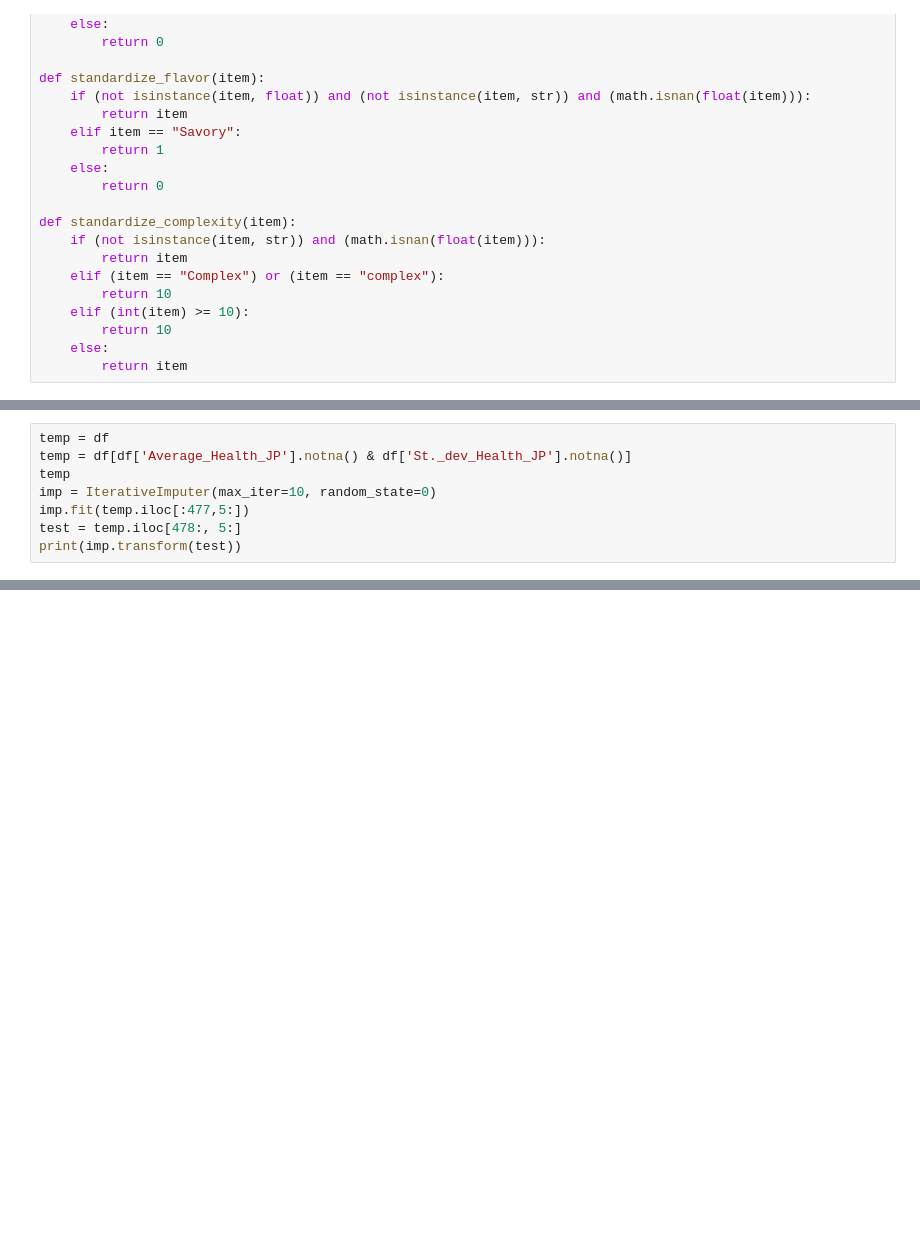
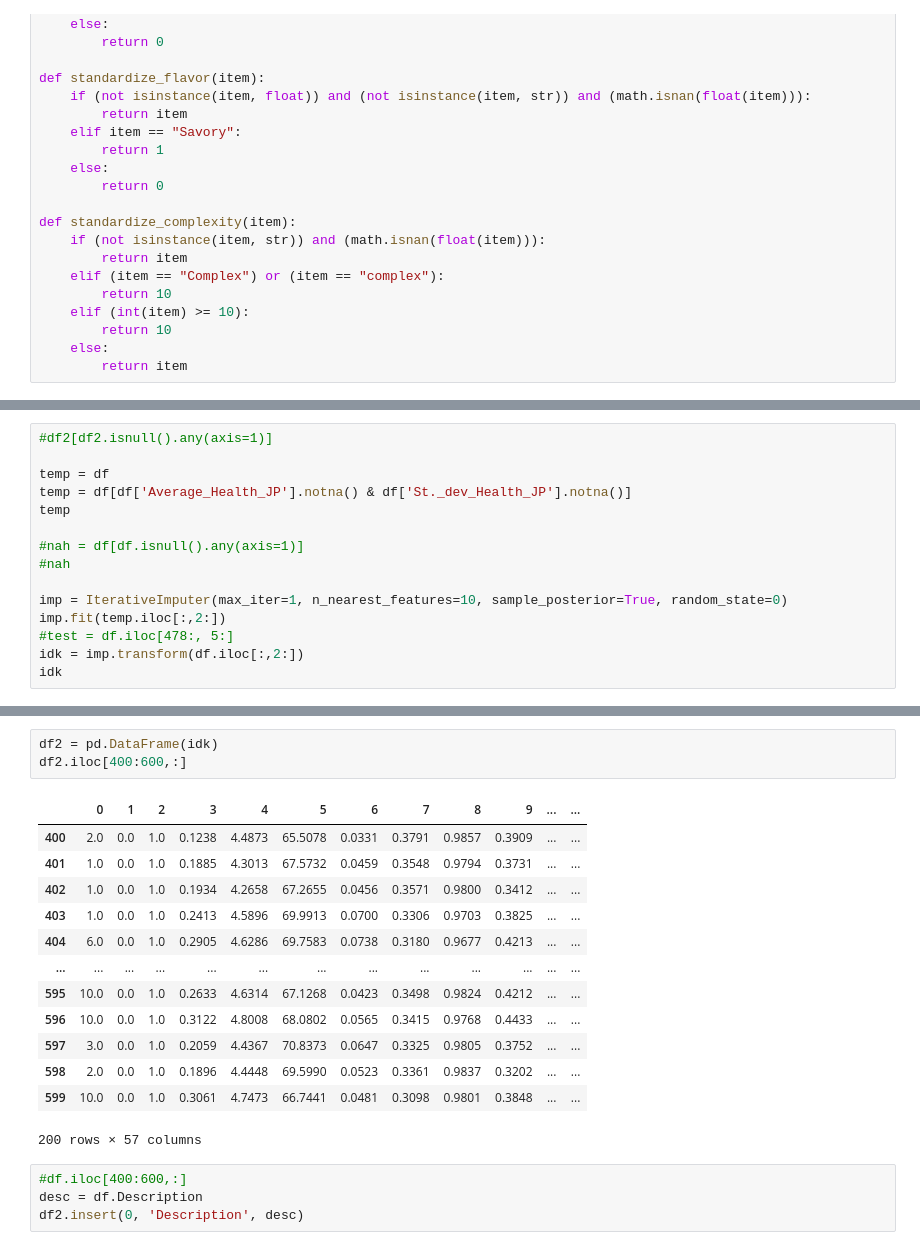
Before and after one commit to EvanLiu0/COGS118B-Project, a Jupyter notebook: Project.ipynb, the cells around one changed output, grey strips where cells are left out. Drawn from its saved outputs; the diff is of its cells as text; blank space fills up the shorter version.

```diff
--- a/Project.ipynb
+++ b/Project.ipynb
@@ -102,8 +103,15 @@ df
 # %%
+#df2[df2.isnull().any(axis=1)]
+
 temp = df
 temp = df[df['Average_Health_JP'].notna() & df['St._dev_Health_JP'].notna()]
 temp
-imp = IterativeImputer(max_iter=10, random_state=0)
-imp.fit(temp.iloc[:477,5:])
-test = temp.iloc[478:, 5:]
-print(imp.transform(test))
+
+#nah = df[df.isnull().any(axis=1)]
+#nah
+
+imp = IterativeImputer(max_iter=1, n_nearest_features=10, sample_posterior=True, random_state=0)
+imp.fit(temp.iloc[:,2:])
+#test = df.iloc[478:, 5:]
+idk = imp.transform(df.iloc[:,2:])
+idk
@@ -109,0 +132,21 @@ print(imp.transform(test))
+# %%
+df2 = pd.DataFrame(idk)
+df2.iloc[400:600,:]
+# %% [output]
+|  | 0 | 1 | 2 | 3 | 4 | 5 | 6 | 7 | 8 | 9 | ... | ... |
+| 400 | 2.0 | 0.0 | 1.0 | 0.1238 | 4.4873 | 65.5078 | 0.0331 | 0.3791 | 0.9857 | 0.3909 | ... | ... |
+| 401 | 1.0 | 0.0 | 1.0 | 0.1885 | 4.3013 | 67.5732 | 0.0459 | 0.3548 | 0.9794 | 0.3731 | ... | ... |
+| 402 | 1.0 | 0.0 | 1.0 | 0.1934 | 4.2658 | 67.2655 | 0.0456 | 0.3571 | 0.9800 | 0.3412 | ... | ... |
+| 403 | 1.0 | 0.0 | 1.0 | 0.2413 | 4.5896 | 69.9913 | 0.0700 | 0.3306 | 0.9703 | 0.3825 | ... | ... |
+| 404 | 6.0 | 0.0 | 1.0 | 0.2905 | 4.6286 | 69.7583 | 0.0738 | 0.3180 | 0.9677 | 0.4213 | ... | ... |
+| ... | ... | ... | ... | ... | ... | ... | ... | ... | ... | ... | ... | ... |
+| 595 | 10.0 | 0.0 | 1.0 | 0.2633 | 4.6314 | 67.1268 | 0.0423 | 0.3498 | 0.9824 | 0.4212 | ... | ... |
+| 596 | 10.0 | 0.0 | 1.0 | 0.3122 | 4.8008 | 68.0802 | 0.0565 | 0.3415 | 0.9768 | 0.4433 | ... | ... |
+| 597 | 3.0 | 0.0 | 1.0 | 0.2059 | 4.4367 | 70.8373 | 0.0647 | 0.3325 | 0.9805 | 0.3752 | ... | ... |
+| 598 | 2.0 | 0.0 | 1.0 | 0.1896 | 4.4448 | 69.5990 | 0.0523 | 0.3361 | 0.9837 | 0.3202 | ... | ... |
+| 599 | 10.0 | 0.0 | 1.0 | 0.3061 | 4.7473 | 66.7441 | 0.0481 | 0.3098 | 0.9801 | 0.3848 | ... | ... |
+200 rows × 57 columns
+# %%
+#df.iloc[400:600,:]
+desc = df.Description
+df2.insert(0, 'Description', desc)
```
Also changed, not shown: parts of 5 cells of this notebook.
